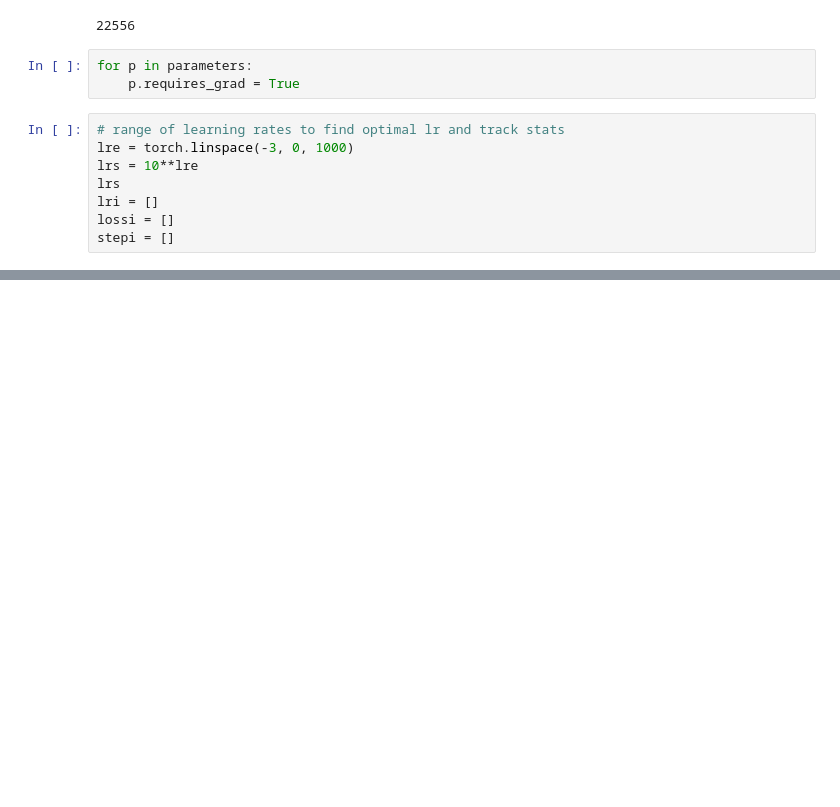
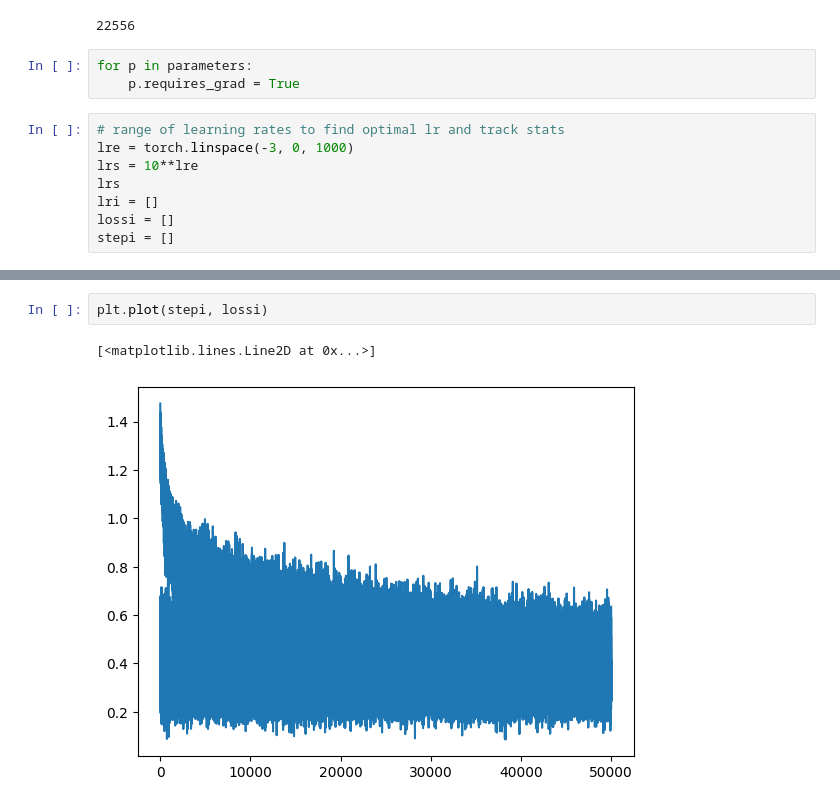
Before and after one commit to daanniill/word_engine, a Jupyter notebook: word_engine_dev_notebook_part2.ipynb, the cells around one changed output, grey strips where cells are left out. Cells and saved outputs as stored; diff of their text form; blank space fills up the shorter version.

```diff
--- a/word_engine_dev_notebook_part2.ipynb
+++ b/word_engine_dev_notebook_part2.ipynb
@@ -380,3 +382,8 @@ print(loss.item())
+# %%
+plt.plot(stepi, lossi)
+# %% [output]
+[<matplotlib.lines.Line2D at 0x...>]
+[figure, added]
 # %%
 # Evaluating Training vs Dev Loss
 # dev
```
Also changed, not shown: parts of 4 cells of this notebook, 1 other file.
